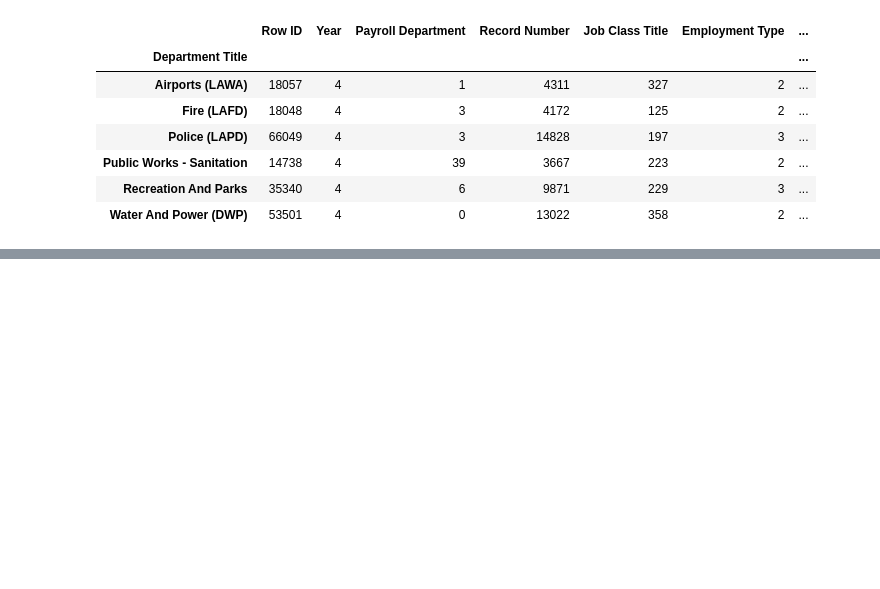
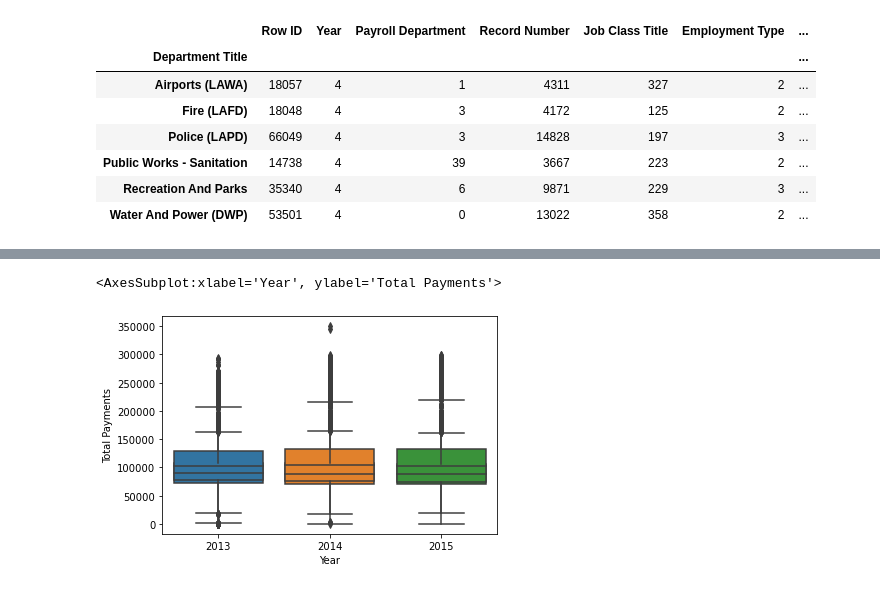
Before and after one commit to harikapeddi/Los_Angeles_Data_Project1, a Jupyter notebook: Salary_Harika_Water&Power.ipynb, the cells around one changed output, grey strips where cells are left out. Saved outputs shown, nothing was run; the diff lists cells and outputs as text; code cells hidden in the pictures; blank space fills up the shorter version.

Commit message:
Analysis done on the data in saturday class

```diff
--- a/Salary_Harika_Water&Power.ipynb
+++ b/Salary_Harika_Water&Power.ipynb
@@ -51,0 +119,6 @@ Water_Power_df
+# %%
+sns.boxplot(x='Year',y='Projected Annual Salary', data = Water_Power_df)
+sns.boxplot(x='Year',y='Total Payments', data = Water_Power_df)
+# %% [output]
+<AxesSubplot:xlabel='Year', ylabel='Total Payments'>
+[figure, added]
```
Also changed, not shown: parts of 15 cells of this notebook, 1 other file.
